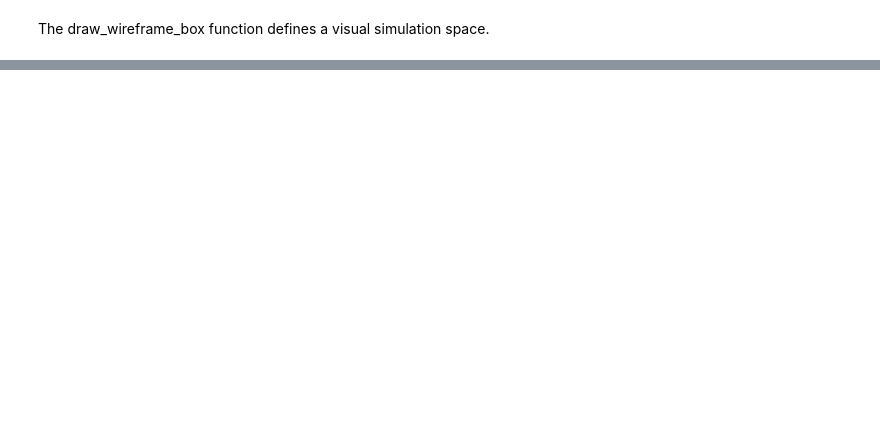
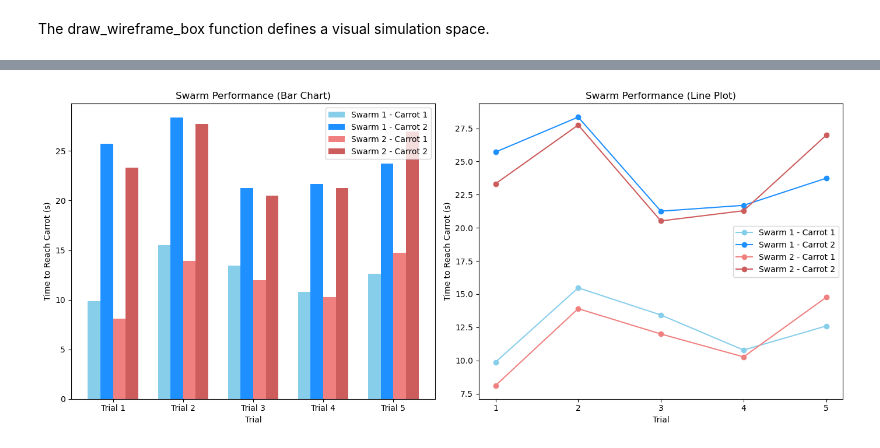
Before and after one commit to GitHerDone17/engg3130_project, a Jupyter notebook: Goodcopy.ipynb, the cells around one changed output, grey strips where cells are left out. Drawn from its saved outputs; the diff is of its cells as text; code cells hidden in the pictures; blank space fills up the shorter version.

Commit message:
feature: Added graphs to compare each swarm over multiple trials

```diff
--- a/Goodcopy.ipynb
+++ b/Goodcopy.ipynb
@@ -552,7 +556,7 @@ Carrot 2 reached in 19.65s
 def random_pos():
     return vector(*np.random.uniform(-size, size, size=3))
 
-class Boid2(Boid):
+class Boid2(NewBoid):
     """A second type of boid that starts from the opposite corner and is a different color."""
 
     def __init__(self, radius=0.03, length=0.1):
@@ -565,7 +569,7 @@ class Boid2(Boid):
         cone.__init__(self, pos=pos, radius=radius, length=length, color=color.orange)
         self.axis = length * self.vel
 
-class World2(World):
+class World2(NewWorld):
     def __init__(self, n=10):
         self.boids1 = [NewBoid() for _ in range(n)]
         self.boids2 = [Boid2() for _ in range(n)]
@@ -720,0 +805,44 @@ TypeError: Boid.set_goal() takes 3 positional arguments but 4 were given
+# %%
+trials = np.arange(1, TRIALS + 1)
+
+# Extract data
+boids1_carrot1 = results["boids1_carrot1"]
+boids1_carrot2 = results["boids1_carrot2"]
+boids2_carrot1 = results["boids2_carrot1"]
+boids2_carrot2 = results["boids2_carrot2"]
+
+# Setup figure with two plots side by side
+fig, (ax1, ax2) = plt.subplots(1, 2, figsize=(14, 6))
+
+# ---- Grouped Bar Chart ----
+width = 0.18
+
+x = np.arange(TRIALS)
+ax1.bar(x - 1.5 * width, boids1_carrot1, width, label='Swarm 1 - Carrot 1', color='skyblue')
+ax1.bar(x - 0.5 * width, boids1_carrot2, width, label='Swarm 1 - Carrot 2', color='dodgerblue')
+ax1.bar(x + 0.5 * width, boids2_carrot1, width, label='Swarm 2 - Carrot 1', color='lightcoral')
+ax1.bar(x + 1.5 * width, boids2_carrot2, width, label='Swarm 2 - Carrot 2', color='indianred')
+
+ax1.set_title("Swarm Performance (Bar Chart)")
+ax1.set_xlabel("Trial")
+ax1.set_ylabel("Time to Reach Carrot (s)")
+ax1.set_xticks(x)
+ax1.set_xticklabels([f"Trial {i}" for i in trials])
+ax1.legend()
+
+# ---- Line Plot ----
+ax2.plot(trials, boids1_carrot1, marker='o', label='Swarm 1 - Carrot 1', color='skyblue')
+ax2.plot(trials, boids1_carrot2, marker='o', label='Swarm 1 - Carrot 2', color='dodgerblue')
+ax2.plot(trials, boids2_carrot1, marker='o', label='Swarm 2 - Carrot 1', color='lightcoral')
+ax2.plot(trials, boids2_carrot2, marker='o', label='Swarm 2 - Carrot 2', color='indianred')
+
+ax2.set_title("Swarm Performance (Line Plot)")
+ax2.set_xlabel("Trial")
+ax2.set_ylabel("Time to Reach Carrot (s)")
+ax2.set_xticks(trials)
+ax2.legend()
+
+plt.tight_layout()
+plt.show()
+# %% [output]
+[figure, added]
```
Also changed, not shown: parts of 8 cells of this notebook.
